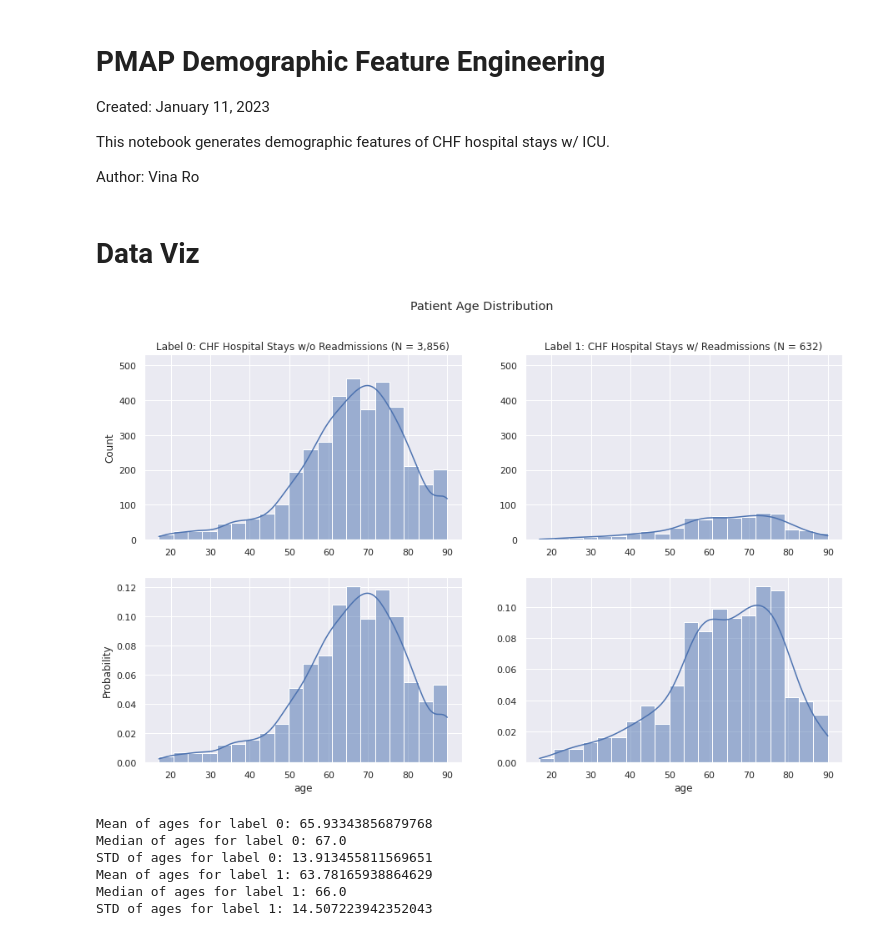
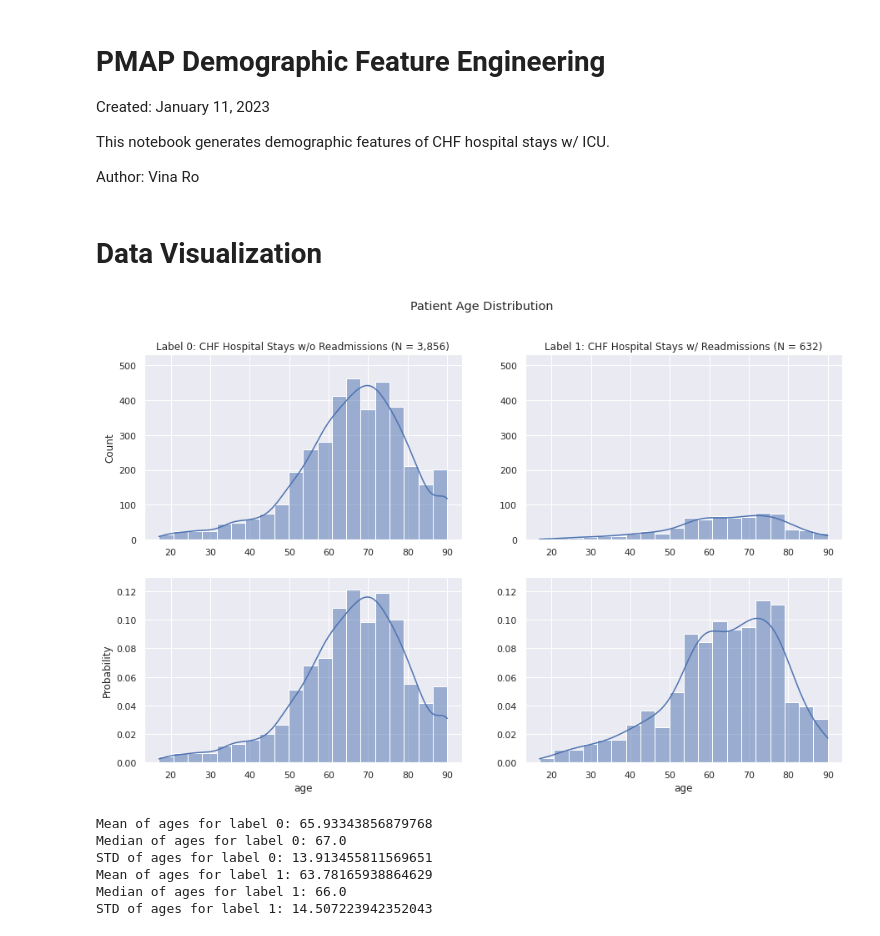
Before and after one commit to vina2329/ICU-readmissions-prediction, a Jupyter notebook: PMAP_Demographic_Vina.ipynb, the cells around one changed output. Saved outputs shown, nothing was run; the diff lists cells and outputs as text; code cells hidden in the pictures.

```diff
--- a/PMAP_Demographic_Vina.ipynb
+++ b/PMAP_Demographic_Vina.ipynb
@@ -21,15 +21,16 @@ file_path = Path('PMAP_Comorbidity.ipynb').resolve()
 data_path = file_path.parent.parent.parent.parent.parent.joinpath('Data/jbergma8/IRB_271579_Faraday/IRB-271579-v3-DEID-220607-no-ptsd')
 # %%
 # Import data
-patient               = pd.read_csv(data_path / 'patient.csv')
-CHF_unq_idx_icu_stays = pd.read_csv('CHF_unq_idx_icu_stays.csv', parse_dates = ['hosp_admsn_time','hosp_disch_time','in_time','out_time'])
+patient            = pd.read_csv(data_path / 'patient.csv')
+CHF_hosp_icu_stays = pd.read_csv('CHF_hosp_icu_stays.csv', parse_dates = ['hosp_admsn_time','hosp_disch_time','in_time','out_time'])
 # %%
-merged_df = pd.merge(left = CHF_unq_idx_icu_stays, right = CHF_patient[['osler_sid','pat_status','gender','first_race','birth_year']], how = 'left', on = 'osler_sid')
+merged_df = pd.merge(left = CHF_unq_idx_icu_stays, right = CHF_patient[['osler_sid','gender','first_race','birth_year']], how = 'left', on = 'osler_sid')
 
 # Generating the age column: birth years with 1900 are encoded for ages > 90 due to HIPAA regulations.
+# Therefore, age = 90 are hard-coded for when birth years = 1900.
 merged_df['age'] = np.where(merged_df.birth_year == 1900, 90, merged_df.hosp_admsn_time.dt.year - merged_df.birth_year)
 
-# Cleaning the dataframe column names
+# Renaming column names
 merged_df.rename(columns = {'first_race':'race'}, inplace = True)
 merged_df['race'] = merged_df['race'].replace({'Am Indian': 'Indian'})
 # %%
@@ -37,6 +38,6 @@ df_demo_features = pd.get_dummies(merged_df, columns = ['pat_status','gender','r
 df_demo_features.to_csv('demographic_features.csv', index = False)
 # %% [markdown]
-# Data Viz
+# Data Visualization
 # %%
 merged_df_label_0 = merged_df[merged_df.labels == 0]
 merged_df_label_1 = merged_df[merged_df.labels == 1]
@@ -47,36 +48,36 @@ plt.figure(figsize=(15,9))
 plt.subplot(2,2,1)
 sns.histplot(data=merged_df_label_0, x="age", kde=True, bins = 20)
 plt.title('Label 0: CHF Hospital Stays w/o Readmissions (N = 3,856)')
 plt.xlabel('')
 plt.ylim([0, 530])
 
 plt.subplot(2,2,2)
 sns.histplot(data=merged_df_label_1, x="age", kde=True, bins = 20)
 plt.xlabel('')
 plt.ylabel('')
 plt.ylim([0, 530])
 plt.title('Label 1: CHF Hospital Stays w/ Readmissions (N = 632)')
 
 plt.subplot(2,2,3)
 sns.histplot(data = merged_df_label_0, x="age", kde=True, bins = 20, stat='probability')
-#plt.ylim([0, 452])
+plt.ylim([0, 0.13])
 
 plt.subplot(2,2,4)
 sns.histplot(data = merged_df_label_1, x="age", kde=True, bins = 20, stat='probability')
+plt.ylim([0, 0.13])
 plt.ylabel('')
-#plt.ylim([0, 452])
 
 plt.suptitle('Patient Age Distribution')
 plt.show()
 
 print('Mean of ages for label 0: ' + str(merged_df_label_0.age.mean()))
 print('Median of ages for label 0: ' + str(merged_df_label_0.age.median()))
 print('STD of ages for label 0: ' + str(merged_df_label_0.age.std()))
 print('Mean of ages for label 1: ' + str(merged_df_label_1.age.mean()))
 print('Median of ages for label 1: ' + str(merged_df_label_1.age.median()))
 print('STD of ages for label 1: ' + str(merged_df_label_1.age.std()))
 # %% [output]
-[figure, old version]
+[figure, new version]
 Mean of ages for label 0: 65.93343856879768
 Median of ages for label 0: 67.0
 STD of ages for label 0: 13.913455811569651
```
Also changed, not shown: parts of 2 cells of this notebook.
